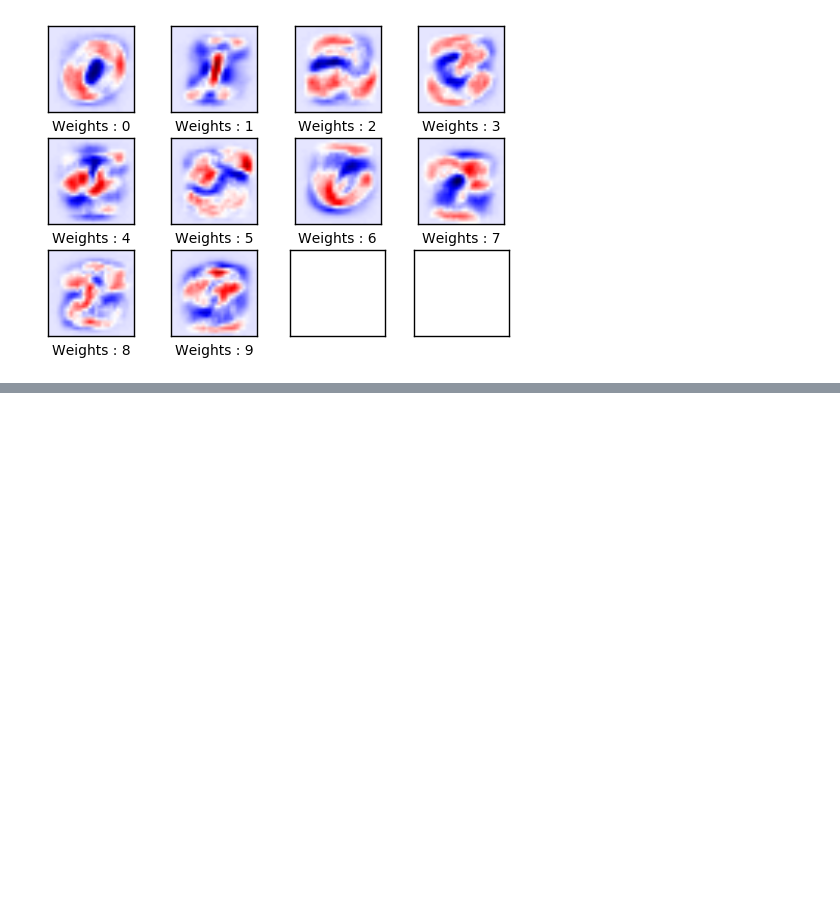
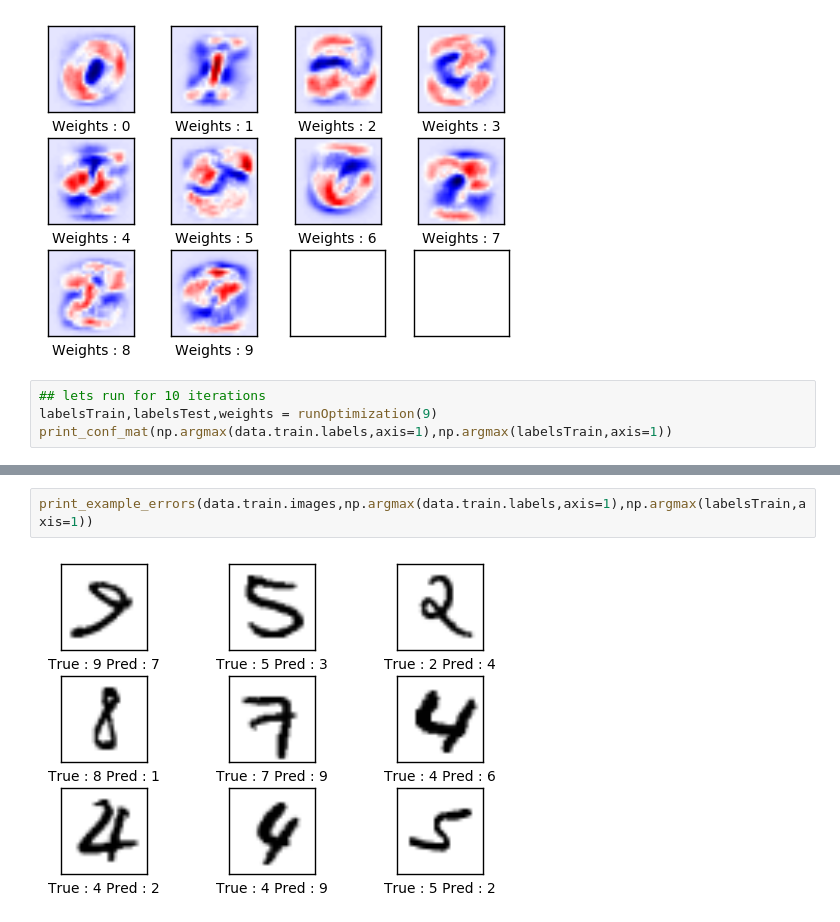
Before and after one commit to vesrinivas/DeepLearning, a Jupyter notebook: DigitRecogniser1.ipynb, the cells around one changed output, grey strips where cells are left out. Saved outputs shown, nothing was run; the diff lists cells and outputs as text; blank space fills up the shorter version.

```diff
--- a/DigitRecogniser1.ipynb
+++ b/DigitRecogniser1.ipynb
@@ -192,3 +192,7 @@ print_example_errors(data.train.images,np.argmax(data.train.labels,axis=1),np.ar
 plotWeights(weights)
 # %% [output]
 [figure]
+# %%
+## lets run for 10 iterations
+labelsTrain,labelsTest,weights = runOptimization(9)
+print_conf_mat(np.argmax(data.train.labels,axis=1),np.argmax(labelsTrain,axis=1))
@@ -194,0 +213,4 @@ plotWeights(weights)
+# %%
+print_example_errors(data.train.images,np.argmax(data.train.labels,axis=1),np.argmax(labelsTrain,axis=1))
+# %% [output]
+[figure, added]
```
Also changed, not shown: parts of 4 cells of this notebook, 1 other file.
